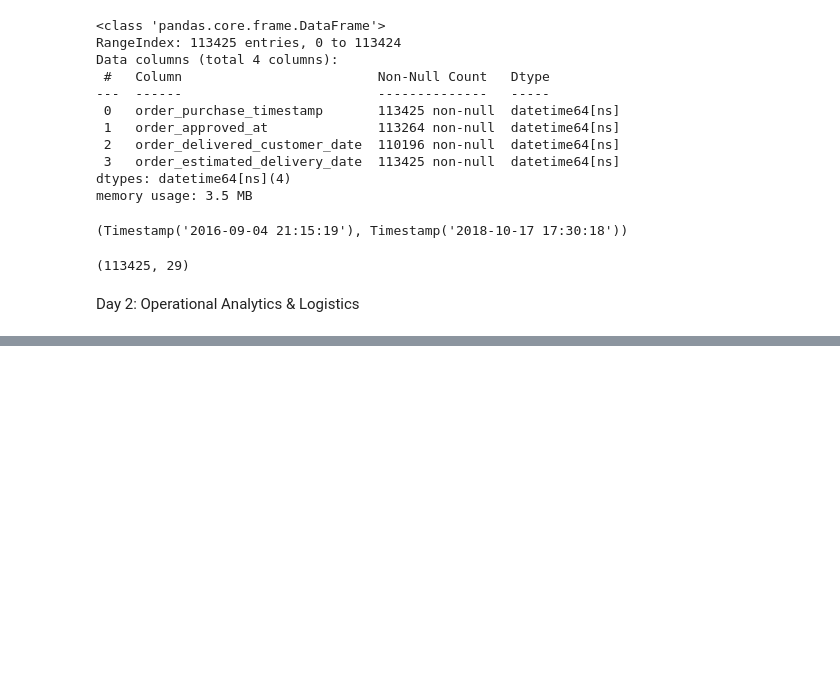
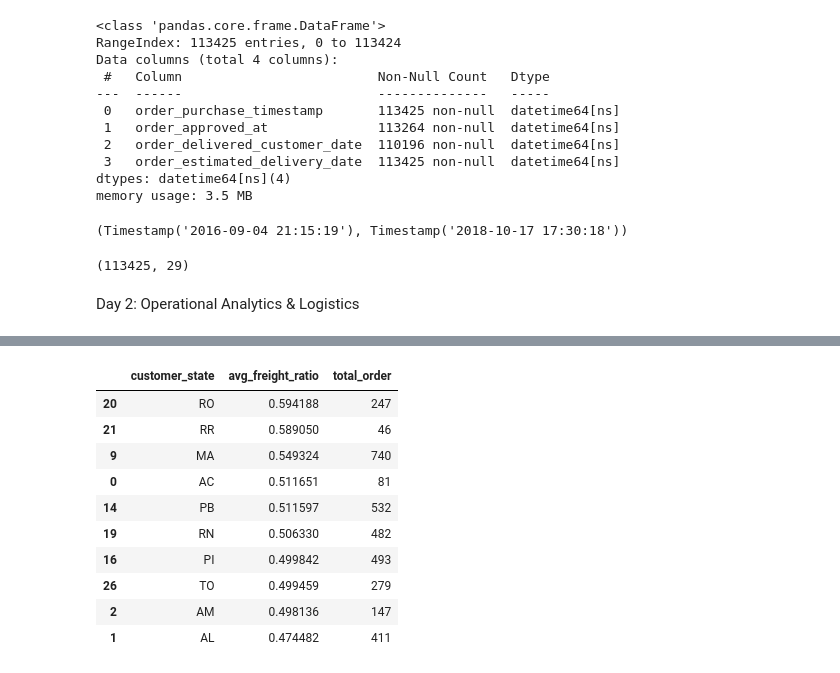
Before and after one commit to abhishek-shukla7/Brazilian-E-Commerce-by-Olist-analysis, a Jupyter notebook: Brazilian.ipynb, the cells around one changed output, grey strips where cells are left out. Cells and saved outputs as stored; diff of their text form; code cells hidden in the pictures; blank space fills up the shorter version.

```diff
--- a/Brazilian.ipynb
+++ b/Brazilian.ipynb
@@ -397,0 +400,5 @@ Day 2: Operational Analytics & Logistics
+# %%
+df_master["actual_wait_time_days"]=(
+    df_master["order_delivered_customer_date"]
+    - df_master["order_purchase_timestamp"]
+).dt.days
@@ -397,0 +407,5 @@ Day 2: Operational Analytics & Logistics
+# %%
+df_master["estimate_error-days"]=(
+    df_master["order_delivered_customer_date"]
+    - df_master["order_estimated_delivery_date"]
+).dt.days
@@ -397,0 +439,2 @@ Day 2: Operational Analytics & Logistics
+# %%
+df_day2=df_master.copy()
@@ -397,0 +443,6 @@ Day 2: Operational Analytics & Logistics
+# %%
+df_day2=df_day2[df_day2["price"]>0].copy()
+
+df_day2["freight_ratio"]=(
+    df_day2["freight_value"] / df_day2["price"]
+)
@@ -397,0 +461,25 @@ Day 2: Operational Analytics & Logistics
+# %%
+state_freight=(
+    df_day2
+    .groupby("customer_state",as_index=False)
+    .agg(
+        avg_freight_ratio=("freight_ratio","mean"),
+        total_order=("order_id","nunique")
+    )
+    .sort_values("avg_freight_ratio",ascending=False)
+
+)
+
+state_freight.head(10)
+# %% [output]
+|  | customer_state | avg_freight_ratio | total_order |
+| 20 | RO | 0.594188 | 247 |
+| 21 | RR | 0.589050 | 46 |
+| 9 | MA | 0.549324 | 740 |
+| 0 | AC | 0.511651 | 81 |
+| 14 | PB | 0.511597 | 532 |
+| 19 | RN | 0.506330 | 482 |
+| 16 | PI | 0.499842 | 493 |
+| 26 | TO | 0.499459 | 279 |
+| 2 | AM | 0.498136 | 147 |
+| 1 | AL | 0.474482 | 411 |
```
Also changed, not shown: parts of 19 cells of this notebook.
